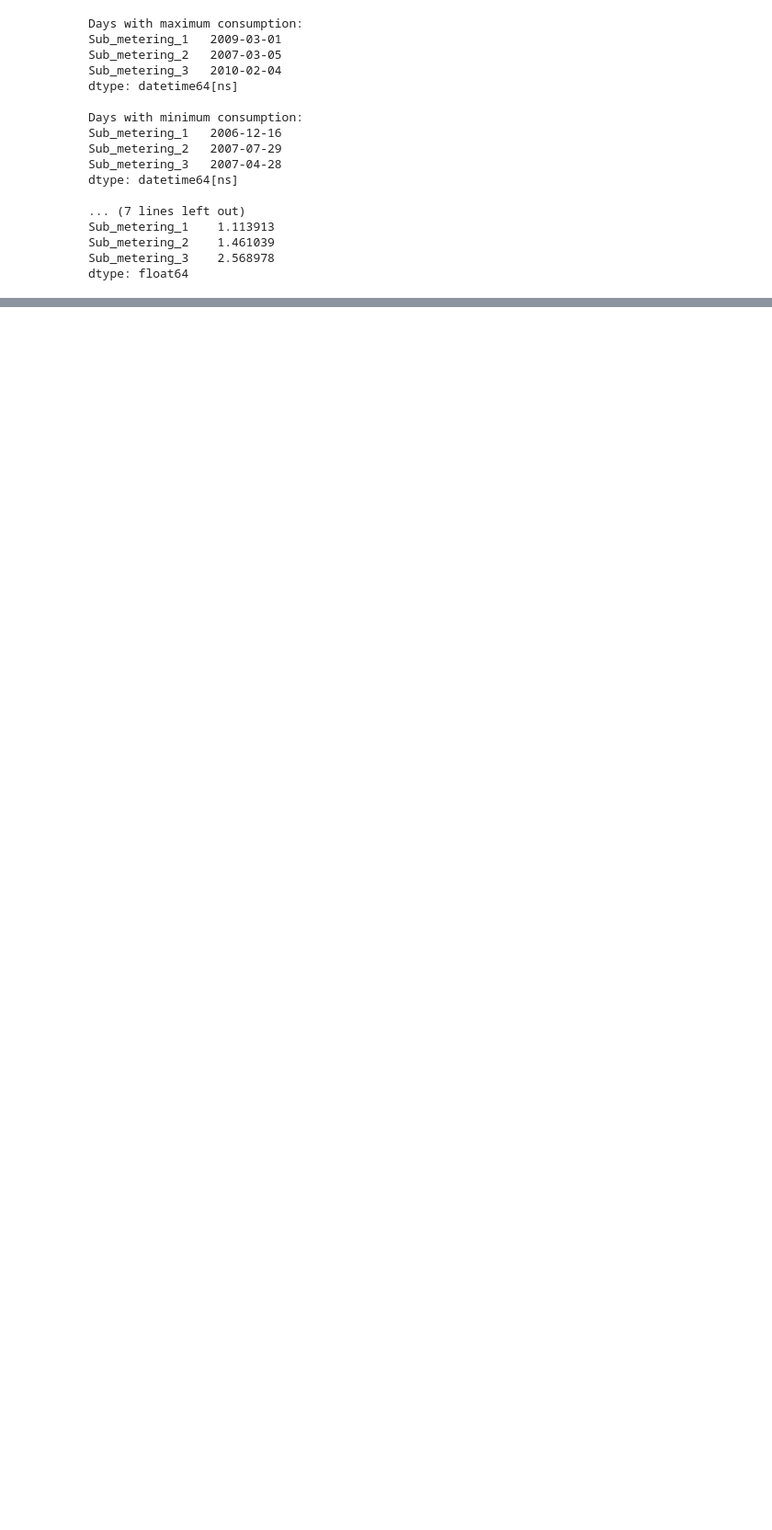
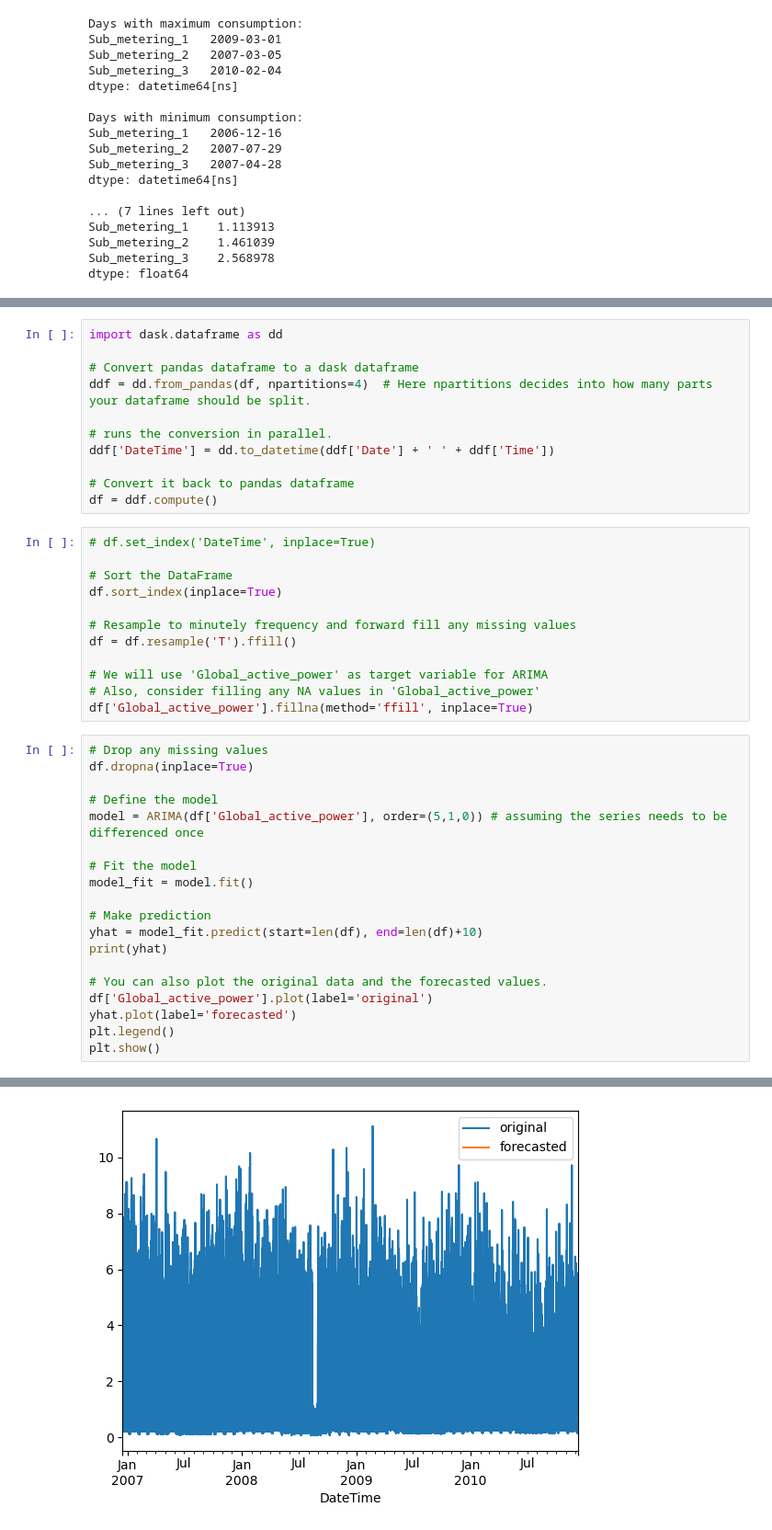
Before and after one commit to darklord-57/darklord, a Jupyter notebook: python/data_analysis/power_consumption/EDA_power_consumption.ipynb, the cells around one changed output, grey strips where cells are left out. Shown at 92% size. Drawn from its saved outputs; the diff is of its cells as text; blank space fills up the shorter version.

Commit message:
files re-ordered

```diff
--- a/python/data_analysis/power_consumption/EDA_power_consumption.ipynb
+++ b/python/data_analysis/power_consumption/EDA_power_consumption.ipynb
@@ -370,0 +386,43 @@ df_weekly_avg.to_csv('/Users/alenjose/Desktop/test')
+# %%
+import dask.dataframe as dd
+
+# Convert pandas dataframe to a dask dataframe
+ddf = dd.from_pandas(df, npartitions=4)  # Here npartitions decides into how many parts your dataframe should be split.
+
+# runs the conversion in parallel.
+ddf['DateTime'] = dd.to_datetime(ddf['Date'] + ' ' + ddf['Time'])
+
+# Convert it back to pandas dataframe
+df = ddf.compute()
+# %%
+# df.set_index('DateTime', inplace=True)
+
+# Sort the DataFrame
+df.sort_index(inplace=True)
+
+# Resample to minutely frequency and forward fill any missing values
+df = df.resample('T').ffill()
+
+# We will use 'Global_active_power' as target variable for ARIMA
+# Also, consider filling any NA values in 'Global_active_power'
+df['Global_active_power'].fillna(method='ffill', inplace=True)
+# %%
+# Drop any missing values
+df.dropna(inplace=True)
+
+# Define the model
+model = ARIMA(df['Global_active_power'], order=(5,1,0)) # assuming the series needs to be differenced once
+
+# Fit the model
+model_fit = model.fit()
+
+# Make prediction
+yhat = model_fit.predict(start=len(df), end=len(df)+10)
+print(yhat)
+
+# You can also plot the original data and the forecasted values.
+df['Global_active_power'].plot(label='original')
+yhat.plot(label='forecasted')
+plt.legend()
+plt.show()
+# %% [output]
@@ -370,0 +441 @@ df_weekly_avg.to_csv('/Users/alenjose/Desktop/test')
+[figure, added]
```
Also changed, not shown: parts of 7 cells of this notebook, 10 other files.
